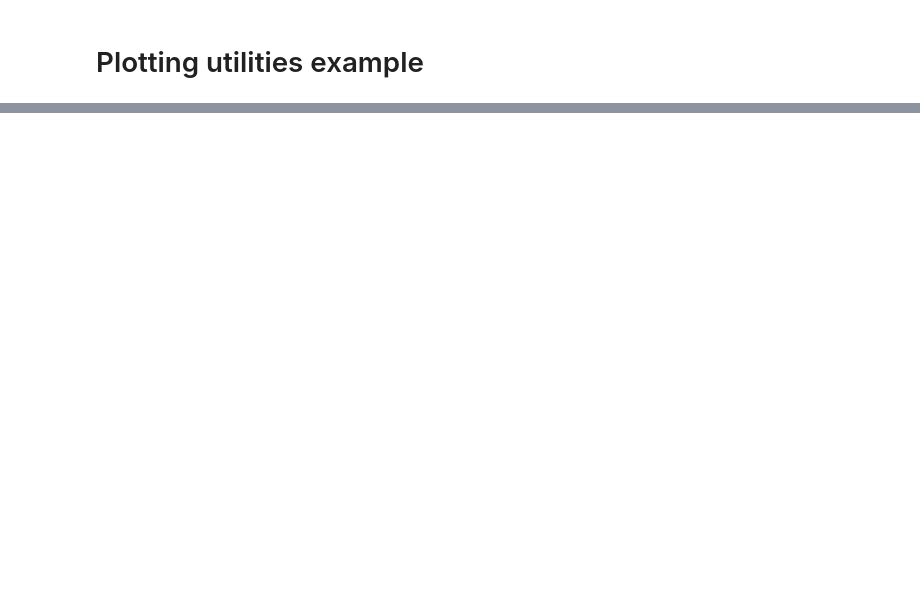
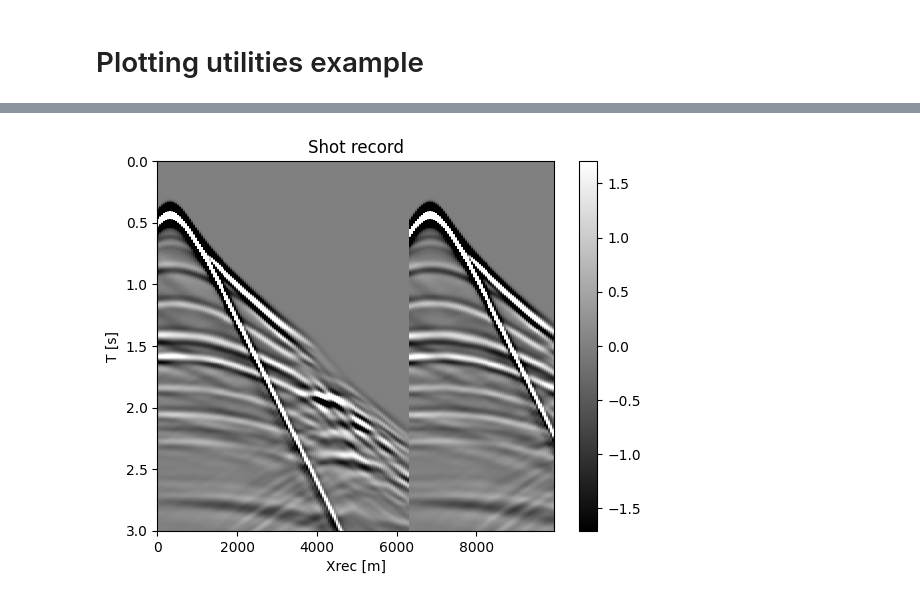
Before and after one commit to mloubout/SegyIO.jl, a Jupyter notebook: notebooks/plotting_example.ipynb, the cells around one changed output, grey strips where cells are left out. Cells and saved outputs as stored; diff of their text form; code cells hidden in the pictures; blank space fills up the shorter version.

Commit message:
Refine plotting docs and notebook outputs

```diff
--- a/notebooks/plotting_example.ipynb
+++ b/notebooks/plotting_example.ipynb
@@ -13,4 +16,7 @@ dx = 50.0
 # %%
-plot_sdata(data[:, :200], (dt, dx), cbar=True, name='Shot record')
+_ = plot_sdata(data[:, :200], (dt, dx), cbar=True, name='Shot record')
+plt.show()
+# %% [output]
+[figure, added]
 # %%
 compare_shots(data[:, :200], data[:, :200], (dt, dx), chunksize=10)
```
Also changed, not shown: parts of 4 cells of this notebook, 3 other files.
